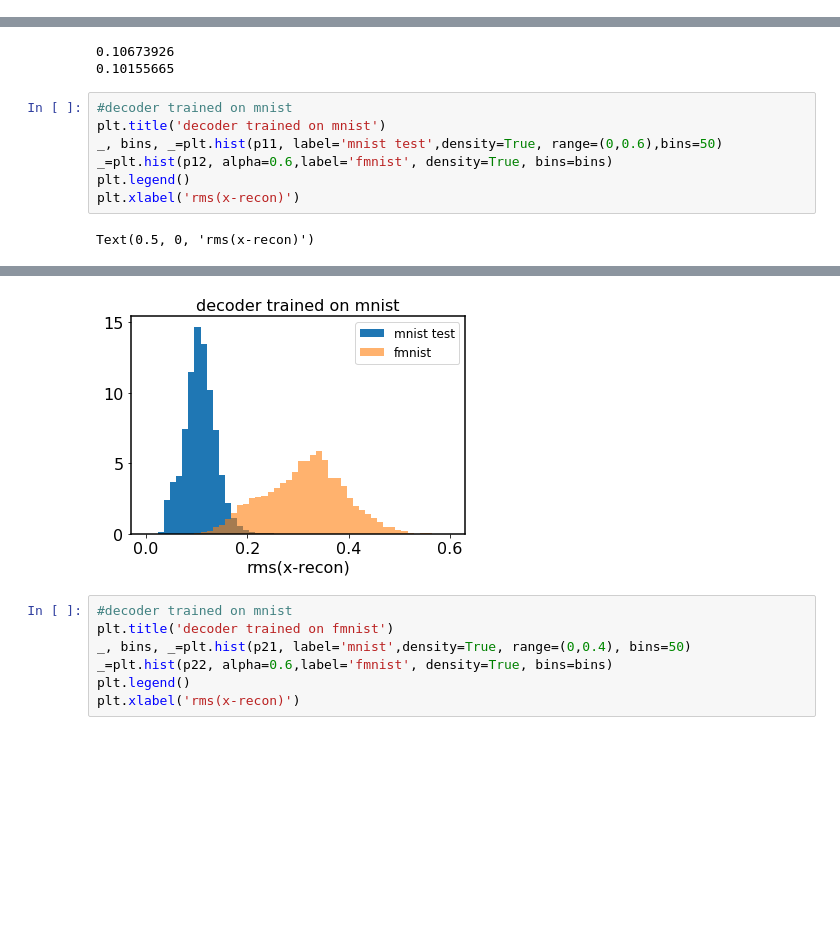
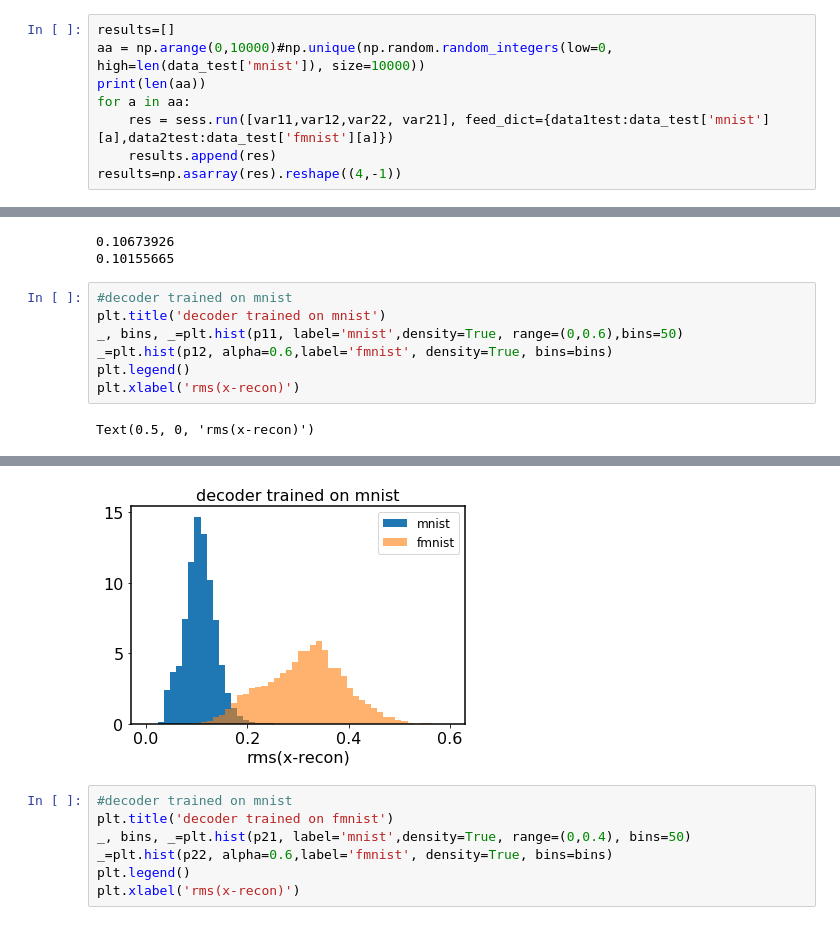
Before and after one commit to VMBoehm/vae, a Jupyter notebook: notebooks/CheckDataConsistency.ipynb, the cells around one changed output, grey strips where cells are left out. Saved outputs shown, nothing was run; the diff lists cells and outputs as text; blank space fills up the shorter version.

```diff
--- a/notebooks/CheckDataConsistency.ipynb
+++ b/notebooks/CheckDataConsistency.ipynb
@@ -206,0 +391,8 @@ for jj in range(6):
+# %%
+results=[]
+aa = np.arange(0,10000)#np.unique(np.random.random_integers(low=0, high=len(data_test['mnist']), size=10000))
+print(len(aa))
+for a in aa:
+    res = sess.run([var11,var12,var22, var21], feed_dict={data1test:data_test['mnist'][a],data2test:data_test['fmnist'][a]})
+    results.append(res)
+results=np.asarray(res).reshape((4,-1))
@@ -227,7 +441,7 @@ print(np.mean(p22))
 # %%
 #decoder trained on mnist
 plt.title('decoder trained on mnist')
-_, bins, _=plt.hist(p11, label='mnist test',density=True, range=(0,0.6),bins=50)
+_, bins, _=plt.hist(p11, label='mnist',density=True, range=(0,0.6),bins=50)
 _=plt.hist(p12, alpha=0.6,label='fmnist', density=True, bins=bins)
 plt.legend()
 plt.xlabel('rms(x-recon)')
@@ -238,4 +450,4 @@ W1101 09:56:52.013351 139723418953536 font_manager.py:1282] findfont: Font famil
-[figure, old version]
+[figure, new version]
 # %%
 #decoder trained on mnist
 plt.title('decoder trained on fmnist')
```
Also changed, not shown: parts of 12 cells of this notebook.
